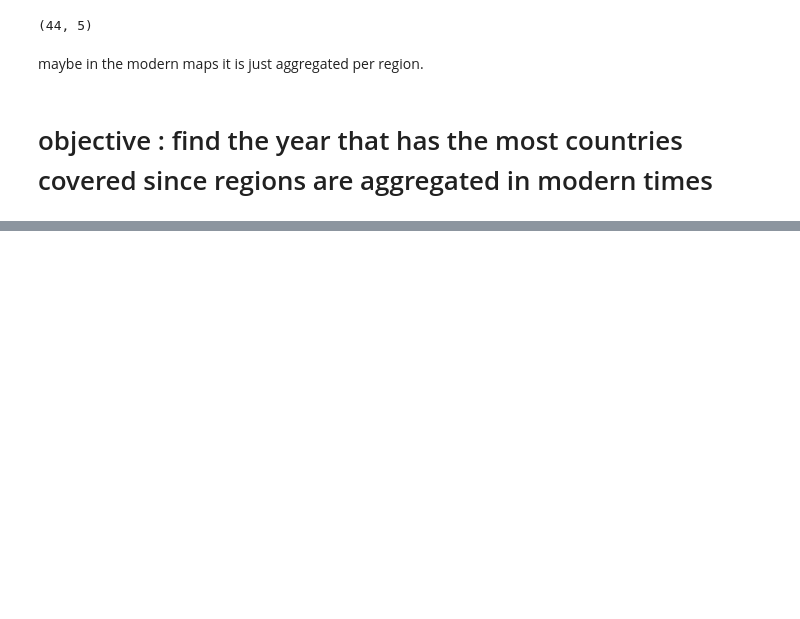
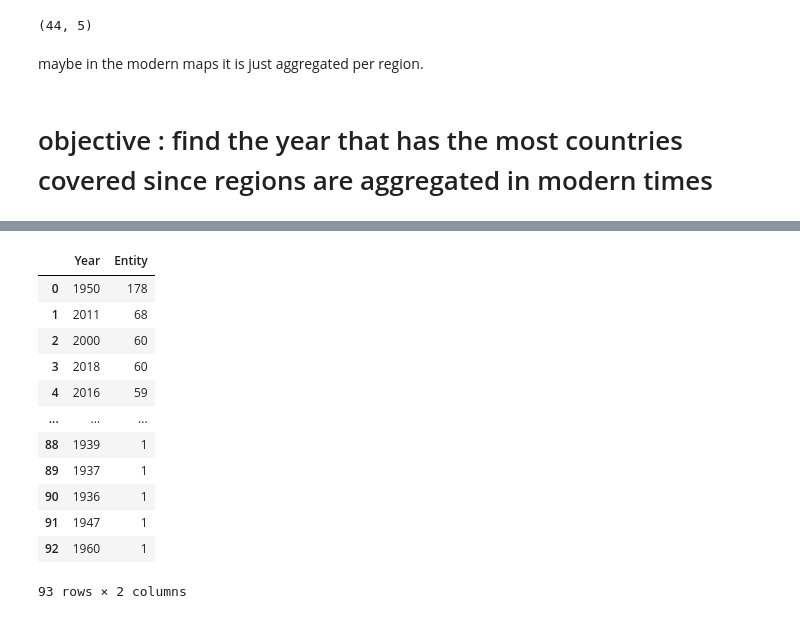
Before and after one commit to Rendell032/Portfolio, a Jupyter notebook: literate-and-illiterate-world-population/literate-and-illiterate-EDA.ipynb, the cells around one changed output, grey strips where cells are left out. Cells and saved outputs as stored; diff of their text form; code cells hidden in the pictures; blank space fills up the shorter version.

```diff
--- a/literate-and-illiterate-world-population/literate-and-illiterate-EDA.ipynb
+++ b/literate-and-illiterate-world-population/literate-and-illiterate-EDA.ipynb
@@ -469,0 +488,23 @@ maybe in the modern maps it is just aggregated per region.
+# %%
+# group by year, count unique enitites, sort descending
+(
+    df.groupby('Year')['Entity']
+    .nunique()
+    .sort_values(ascending=0)
+    .to_frame()
+    .reset_index()
+)
+# %% [output]
+|  | Year | Entity |
+| 0 | 1950 | 178 |
+| 1 | 2011 | 68 |
+| 2 | 2000 | 60 |
+| 3 | 2018 | 60 |
+| 4 | 2016 | 59 |
+| ... | ... | ... |
+| 88 | 1939 | 1 |
+| 89 | 1937 | 1 |
+| 90 | 1936 | 1 |
+| 91 | 1947 | 1 |
+| 92 | 1960 | 1 |
+93 rows × 2 columns
```
Also changed, not shown: parts of 41 cells of this notebook.
